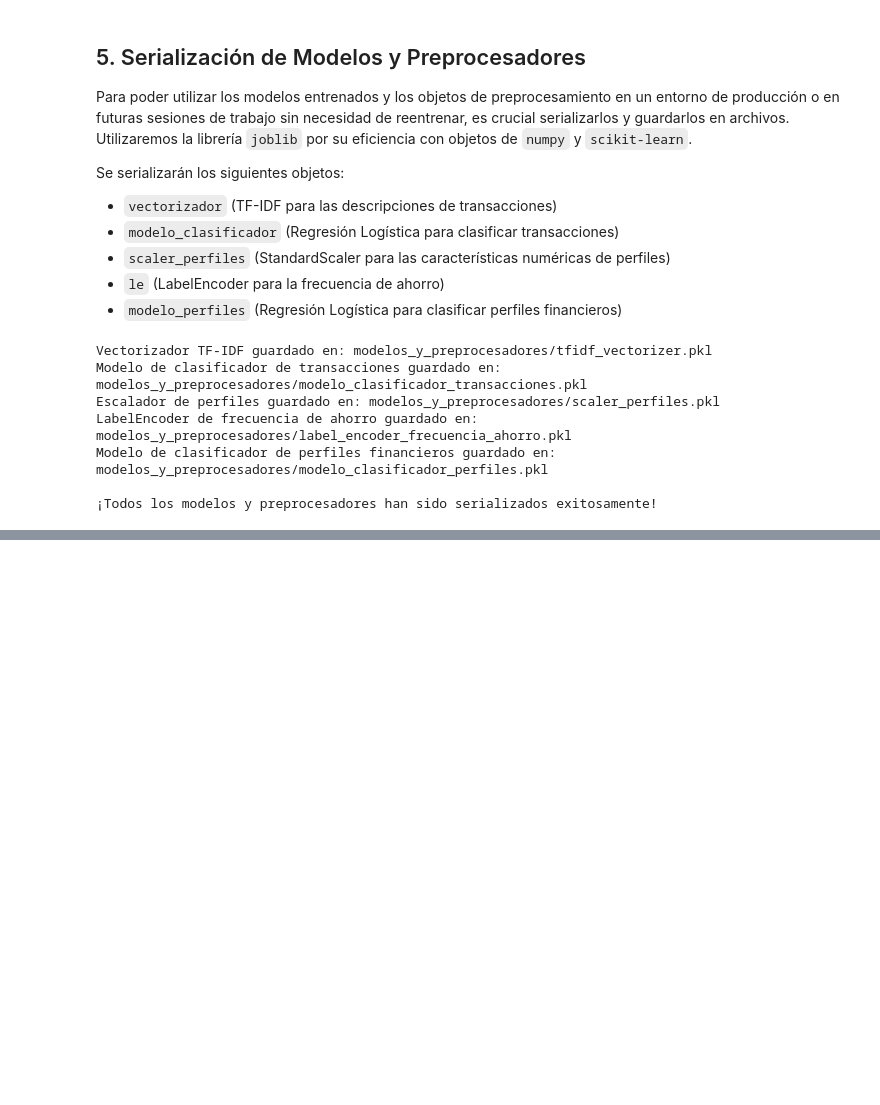
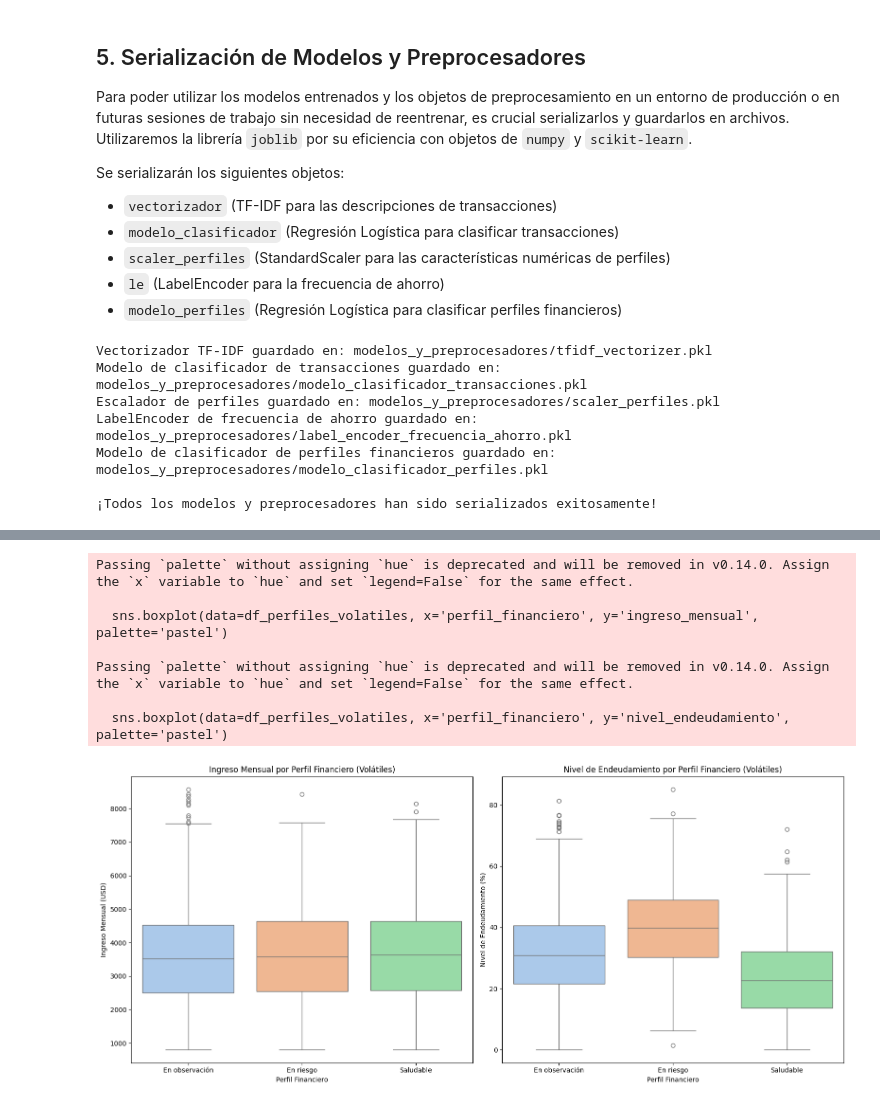
Before and after one commit to No-Country-simulation/G9-LATAM-Team-59, a Jupyter notebook: python/analisis_datos.ipynb, the cells around one changed output, grey strips where cells are left out. Drawn from its saved outputs; the diff is of its cells as text; code cells hidden in the pictures; blank space fills up the shorter version.

```diff
--- a/python/analisis_datos.ipynb
+++ b/python/analisis_datos.ipynb
@@ -1716,0 +1959,27 @@ Modelo de clasificador de perfiles financieros guardado en: modelos_y_preprocesa
+# %%
+# 3.6.5 Relación entre 'ingreso_mensual' y 'nivel_endeudamiento' con 'perfil_financiero'
+plt.figure(figsize=(16, 7))
+
+plt.subplot(1, 2, 1)
+sns.boxplot(data=df_perfiles_volatiles, x='perfil_financiero', y='ingreso_mensual', palette='pastel')
+plt.title('Ingreso Mensual por Perfil Financiero (Volátiles)')
+plt.xlabel('Perfil Financiero')
+plt.ylabel('Ingreso Mensual (USD)')
+
+plt.subplot(1, 2, 2)
+sns.boxplot(data=df_perfiles_volatiles, x='perfil_financiero', y='nivel_endeudamiento', palette='pastel')
+plt.title('Nivel de Endeudamiento por Perfil Financiero (Volátiles)')
+plt.xlabel('Perfil Financiero')
+plt.ylabel('Nivel de Endeudamiento (%)')
+
+plt.tight_layout()
+plt.show()
+# %% [output]
+Passing `palette` without assigning `hue` is deprecated and will be removed in v0.14.0. Assign the `x` variable to `hue` and set `legend=False` for the same effect.
+
+  sns.boxplot(data=df_perfiles_volatiles, x='perfil_financiero', y='ingreso_mensual', palette='pastel')
+
+Passing `palette` without assigning `hue` is deprecated and will be removed in v0.14.0. Assign the `x` variable to `hue` and set `legend=False` for the same effect.
+
+  sns.boxplot(data=df_perfiles_volatiles, x='perfil_financiero', y='nivel_endeudamiento', palette='pastel')
+[figure, added]
```
Also changed, not shown: parts of 15 cells of this notebook.
